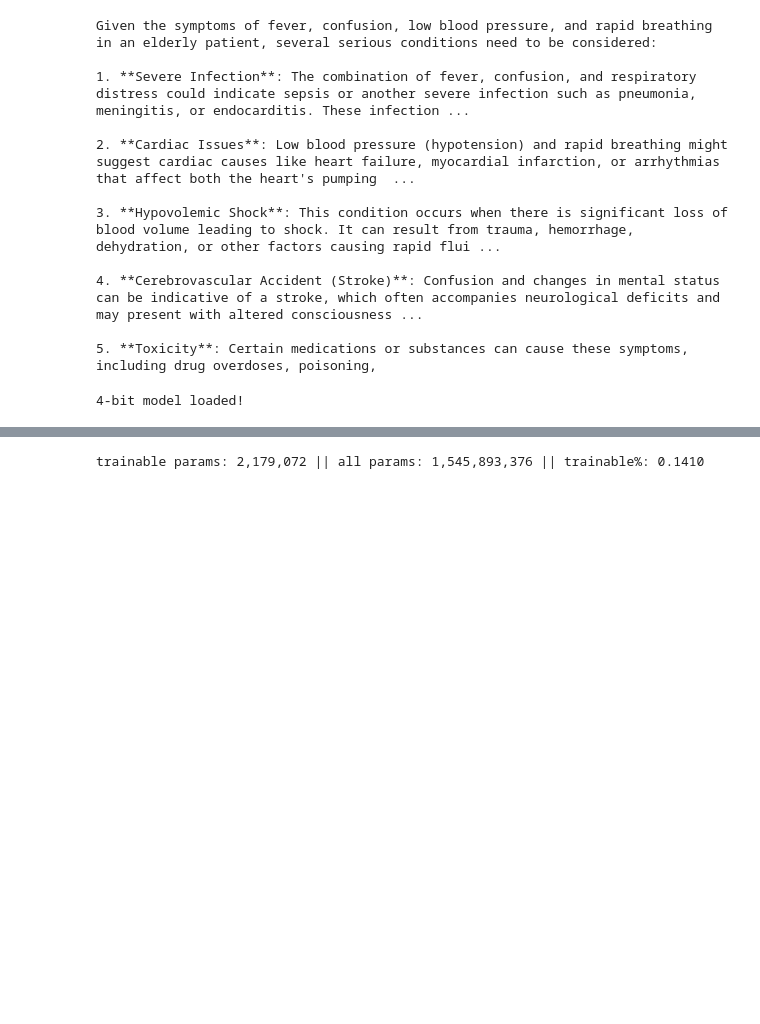
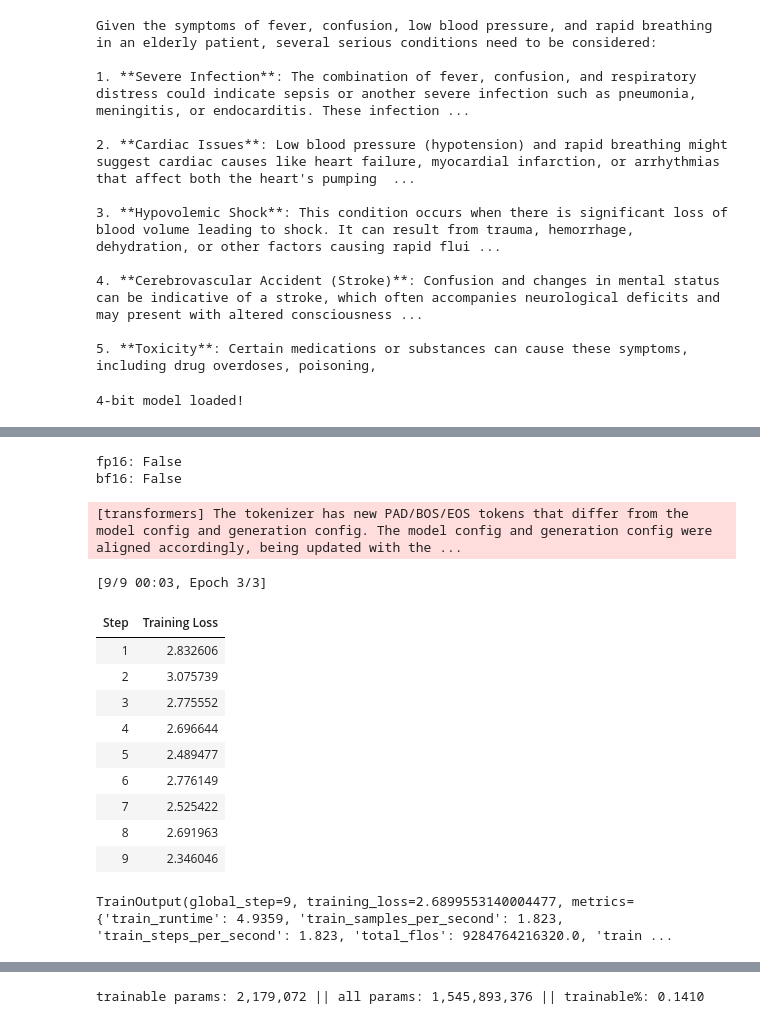
Before and after one commit to lusiyi0077/Health_LLM_Post-training, a Jupyter notebook: health_LLM_post_train.ipynb, the cells around one changed output, grey strips where cells are left out. Drawn from its saved outputs; the diff is of its cells as text; code cells hidden in the pictures; blank space fills up the shorter version.

```diff
--- a/health_LLM_post_train.ipynb
+++ b/health_LLM_post_train.ipynb
@@ -242,0 +324,48 @@ print("4-bit model loaded!")
+# %%
+from trl import SFTConfig, SFTTrainer
+
+training_args = SFTConfig(
+    output_dir="./health_qlora",
+    num_train_epochs=3,
+    per_device_train_batch_size=1,
+    gradient_accumulation_steps=1,
+    learning_rate=2e-4,
+    logging_steps=1,
+    save_strategy="no",
+
+    # Turn off AMP mixed precision
+    fp16=False,
+    bf16=False,
+
+    report_to="none",
+    max_length=512,
+    dataset_text_field="text"
+)
+
+trainer = SFTTrainer(
+    model=model,
+    args=training_args,
+    train_dataset=train_dataset
+)
+
+print("fp16:", trainer.args.fp16)
+print("bf16:", trainer.args.bf16)
+# %% [output]
+fp16: False
+bf16: False
+# %%
+trainer.train()
+# %% [output]
+[transformers] The tokenizer has new PAD/BOS/EOS tokens that differ from the model config and generation config. The model config and generation config were aligned accordingly, being updated with the ...
+[9/9 00:03, Epoch 3/3]
+| Step | Training Loss |
+| 1 | 2.832606 |
+| 2 | 3.075739 |
+| 3 | 2.775552 |
+| 4 | 2.696644 |
+| 5 | 2.489477 |
+| 6 | 2.776149 |
+| 7 | 2.525422 |
+| 8 | 2.691963 |
+| 9 | 2.346046 |
+TrainOutput(global_step=9, training_loss=2.6899553140004477, metrics={'train_runtime': 4.9359, 'train_samples_per_second': 1.823, 'train_steps_per_second': 1.823, 'total_flos': 9284764216320.0, 'train ...
```
Also changed, not shown: parts of 22 cells of this notebook.
